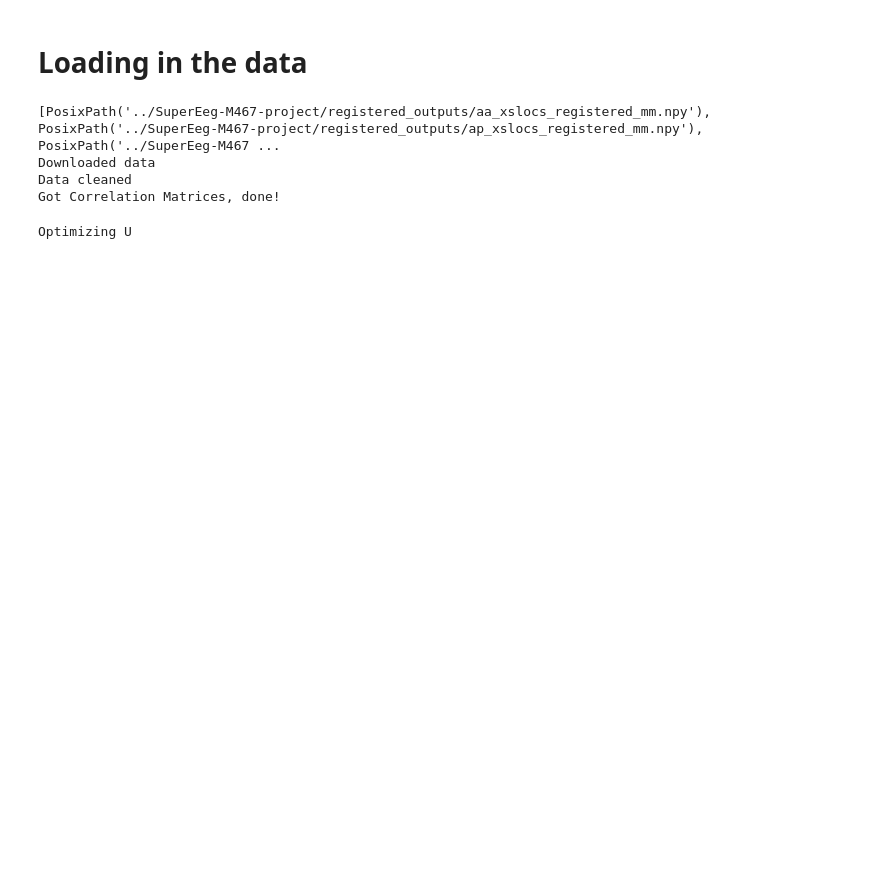
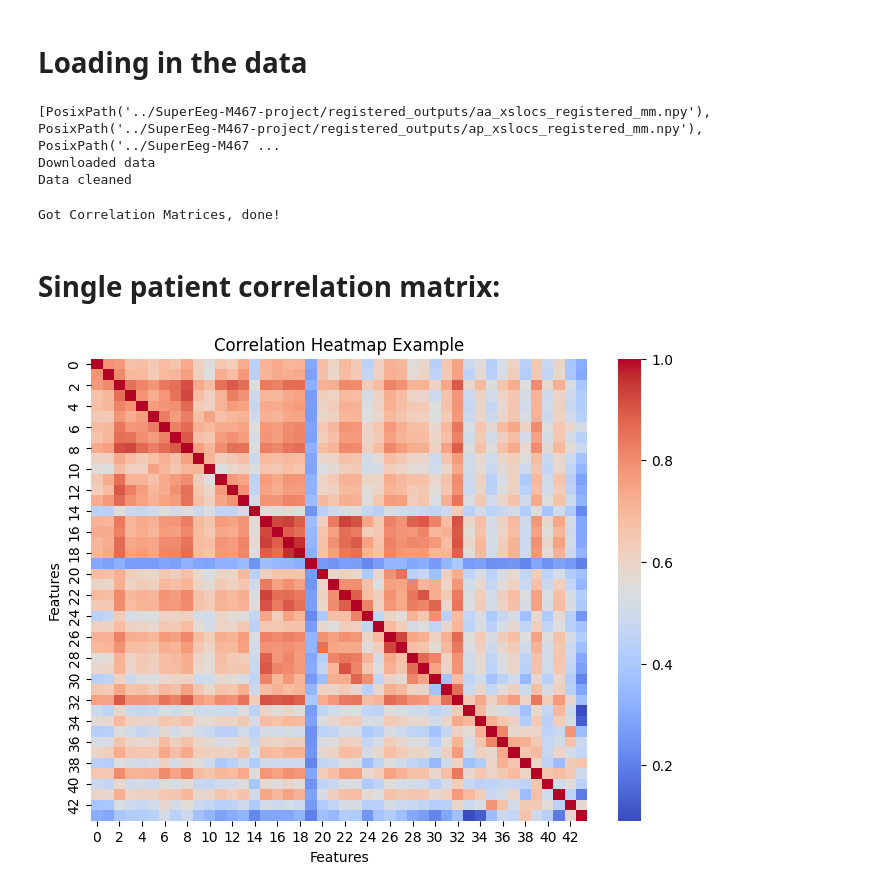
Before and after one commit to NoahWanless/SuperEeg-M467-project, a Jupyter notebook: test_new_u_method.ipynb, the cells around one changed output. Saved outputs shown, nothing was run; the diff lists cells and outputs as text; code cells hidden in the pictures; blank space fills up the shorter version.

```diff
--- a/test_new_u_method.ipynb
+++ b/test_new_u_method.ipynb
@@ -19,20 +19,31 @@ registered_dir = Path("../SuperEeg-M467-project/registered_outputs")
 ecogs = get_just_ecog_data(registered_dir,data_root)
 xyz = get_electrode_normalized_loc(registered_dir)
 print('Downloaded data')
-xyz_clean, mapping_clean, kept_global_indices, cleaned = full_preprocessing(ecogs,xyz)
+xyz_clean, mapping_clean, kept_global_indices, cleaned = full_preprocessing(ecogs,xyz,notch_size=.05,minus_mean=True)
 print('Data cleaned')
-patient_corr_mat = make_patient_correlation_matrix(xyz_clean,cleaned,mapping_clean)
-print('Got Correlation Matrices, done!')
 # %% [output]
 [PosixPath('../SuperEeg-M467-project/registered_outputs/aa_xslocs_registered_mm.npy'), PosixPath('../SuperEeg-M467-project/registered_outputs/ap_xslocs_registered_mm.npy'), PosixPath('../SuperEeg-M467 ...
 Downloaded data
 Data cleaned
-Got Correlation Matrices, done!
+# %%
+patient_corr_mat = make_patient_correlation_matrix(xyz_clean,cleaned,mapping_clean)
+print('Got Correlation Matrices, done!')
+# %% [output]
+Got Correlation Matrices, done!
+# %% [markdown]
+# Single patient correlation matrix:
+# %%
+plt.figure(figsize=(8, 6))
+sns.heatmap(patient_corr_mat[0], cmap='coolwarm')
+plt.title('Correlation Heatmap Example')
+plt.xlabel('Features')
+plt.ylabel('Features')
+plt.show()
+# %% [output]
+[figure, added]
 # %%
 from noad_production_funcs import create_u
-U_det, loss = create_u(k=10,r=100,lamb=1,patient_corr_mat=patient_corr_mat,xyz_clean=xyz_clean)
+U_det, loss = create_u(k=30,r=200,lamb=.95,patient_corr_mat=patient_corr_mat,xyz_clean=xyz_clean)
-# %% [output]
-Optimizing U
 # %%
 plt.figure(figsize=(8, 6))
 sns.heatmap(U_det@U_det.T, cmap='coolwarm')
```
Also changed, not shown: parts of 7 cells of this notebook, 1 other file.
